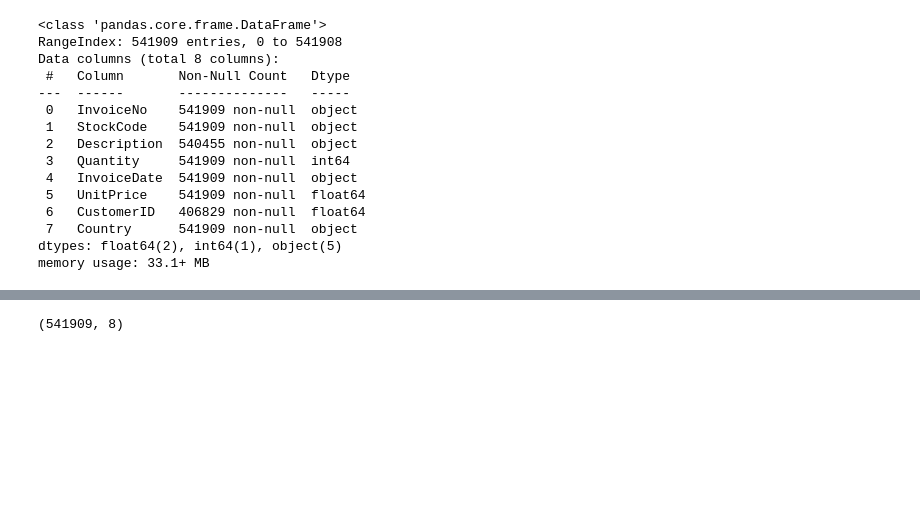
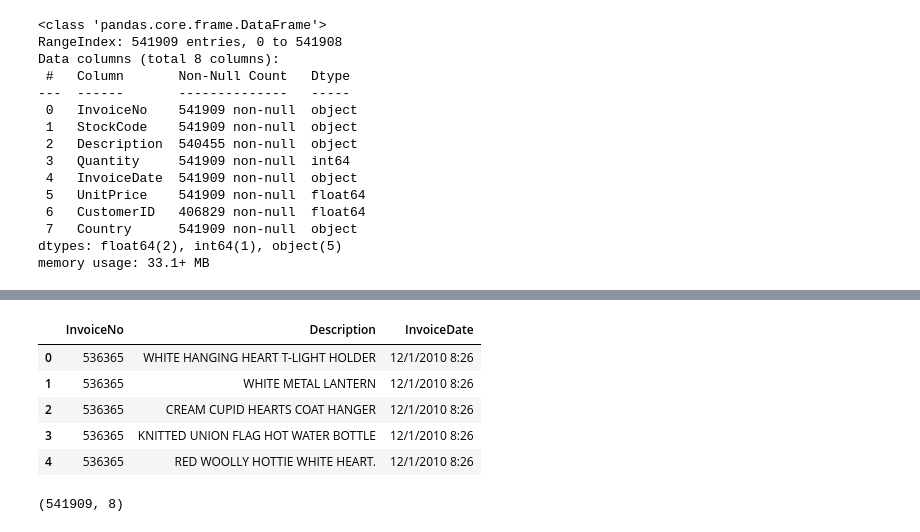
Before and after one commit to Ayush080-bct/E-commerce-Data-Analysis, a Jupyter notebook: notebook/01_data_cleaning.ipynb, the cells around one changed output, grey strips where cells are left out. Saved outputs shown, nothing was run; the diff lists cells and outputs as text; code cells hidden in the pictures; blank space fills up the shorter version.

```diff
--- a/notebook/01_data_cleaning.ipynb
+++ b/notebook/01_data_cleaning.ipynb
@@ -46,3 +144,12 @@ memory usage: 33.1+ MB
+# %%
+df.iloc[0:5,0:6:2]#five rows from 0 to 4 and 3 column between 0 to 2
+# %% [output]
+|  | InvoiceNo | Description | InvoiceDate |
+| 0 | 536365 | WHITE HANGING HEART T-LIGHT HOLDER | 12/1/2010 8:26 |
+| 1 | 536365 | WHITE METAL LANTERN | 12/1/2010 8:26 |
+| 2 | 536365 | CREAM CUPID HEARTS COAT HANGER | 12/1/2010 8:26 |
+| 3 | 536365 | KNITTED UNION FLAG HOT WATER BOTTLE | 12/1/2010 8:26 |
+| 4 | 536365 | RED WOOLLY HOTTIE WHITE HEART. | 12/1/2010 8:26 |
 # %%
 df.shape
 # %% [output]
```
Also changed, not shown: parts of 7 cells of this notebook, 1 other file.
